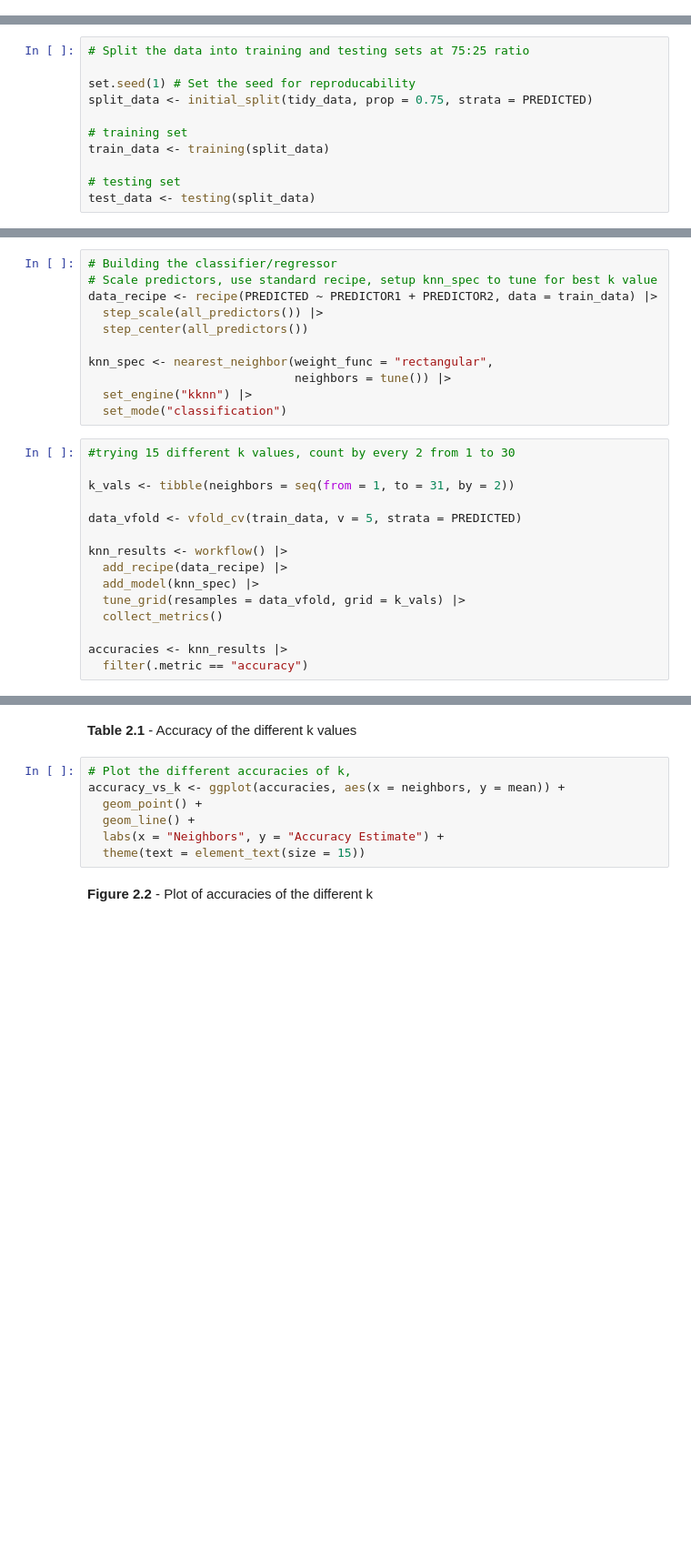
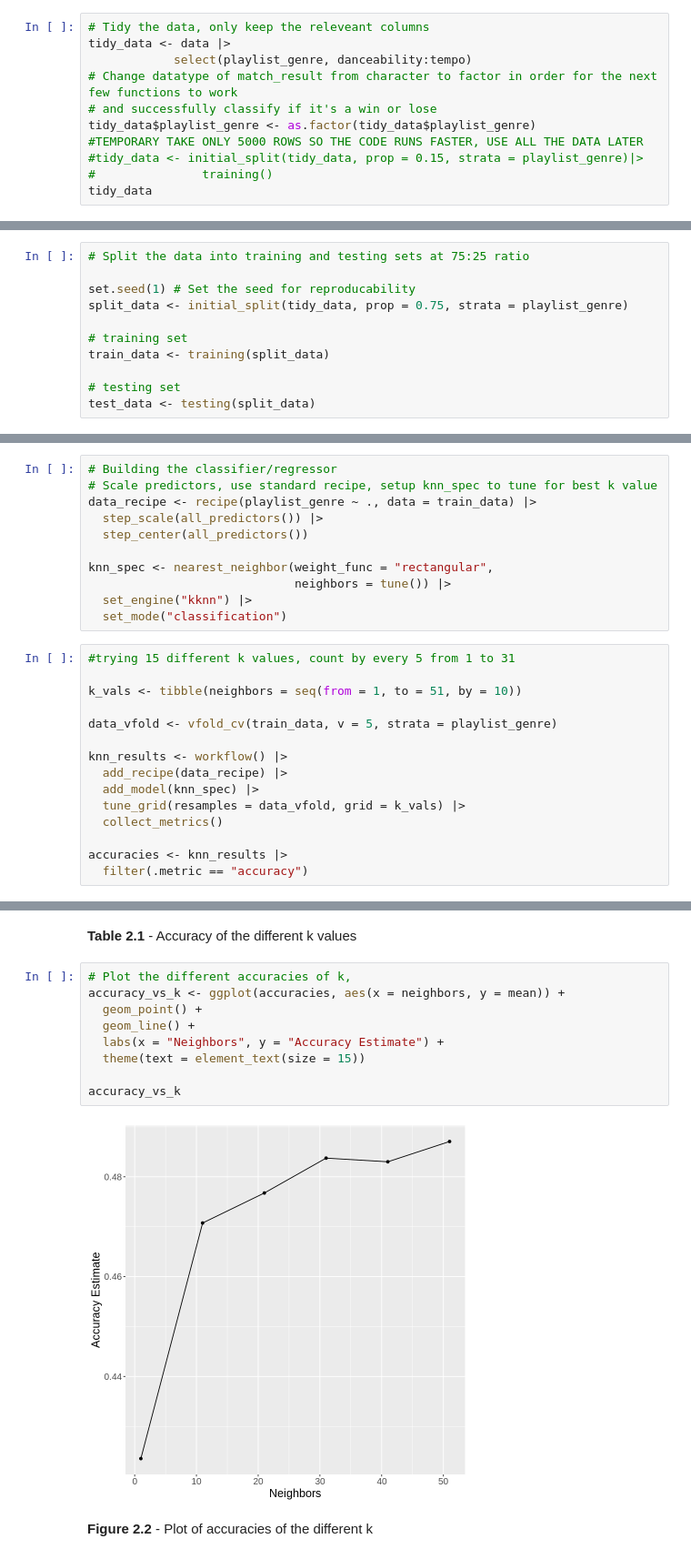
Before and after one commit to DSCI-310-2023/dsci-310-group-04, a Jupyter notebook: Project.ipynb, the cells around one changed output, grey strips where cells are left out. Shown at 91% size. Cells and saved outputs as stored; diff of their text form; blank space fills up the shorter version.

```diff
--- a/Project.ipynb
+++ b/Project.ipynb
@@ -48,0 +48,11 @@ A data.frame: 475 × 4
+# %%
+# Tidy the data, only keep the releveant columns
+tidy_data <- data |>
+            select(playlist_genre, danceability:tempo)
+# Change datatype of match_result from character to factor in order for the next few functions to work
+# and successfully classify if it's a win or lose
+tidy_data$playlist_genre <- as.factor(tidy_data$playlist_genre)
+#TEMPORARY TAKE ONLY 5000 ROWS SO THE CODE RUNS FASTER, USE ALL THE DATA LATER
+#tidy_data <- initial_split(tidy_data, prop = 0.15, strata = playlist_genre)|>
+#               training()
+tidy_data
@@ -52,7 +73,7 @@ A data.frame: 475 × 4
 # Split the data into training and testing sets at 75:25 ratio
 
 set.seed(1) # Set the seed for reproducability
-split_data <- initial_split(tidy_data, prop = 0.75, strata = PREDICTED)
+split_data <- initial_split(tidy_data, prop = 0.75, strata = playlist_genre)
 
 # training set
 train_data <- training(split_data)
@@ -70,7 +101,7 @@ test_data <- testing(split_data)
 # %%
 # Building the classifier/regressor
 # Scale predictors, use standard recipe, setup knn_spec to tune for best k value
-data_recipe <- recipe(PREDICTED ~ PREDICTOR1 + PREDICTOR2, data = train_data) |>
+data_recipe <- recipe(playlist_genre ~ ., data = train_data) |>
   step_scale(all_predictors()) |>
   step_center(all_predictors())
 
@@ -79,11 +110,11 @@ knn_spec <- nearest_neighbor(weight_func = "rectangular",
   set_engine("kknn") |>
   set_mode("classification")
 # %%
-#trying 15 different k values, count by every 2 from 1 to 30
+#trying 15 different k values, count by every 5 from 1 to 31
 
-k_vals <- tibble(neighbors = seq(from = 1, to = 31, by = 2))
+k_vals <- tibble(neighbors = seq(from = 1, to = 51, by = 10))
 
-data_vfold <- vfold_cv(train_data, v = 5, strata = PREDICTED)
+data_vfold <- vfold_cv(train_data, v = 5, strata = playlist_genre)
 
 knn_results <- workflow() |>
   add_recipe(data_recipe) |>
@@ -101,10 +142,14 @@ accuracies |>  arrange(desc(mean))
 # %%
 # Plot the different accuracies of k,
 accuracy_vs_k <- ggplot(accuracies, aes(x = neighbors, y = mean)) +
   geom_point() +
   geom_line() +
   labs(x = "Neighbors", y = "Accuracy Estimate") +
   theme(text = element_text(size = 15))
+
+accuracy_vs_k
+# %% [output]
+[figure, added]
 # %% [markdown]
 **Figure 2.2** - Plot of accuracies of the different k
 # %%
```
Also changed, not shown: parts of 15 cells of this notebook, 1 other file.
